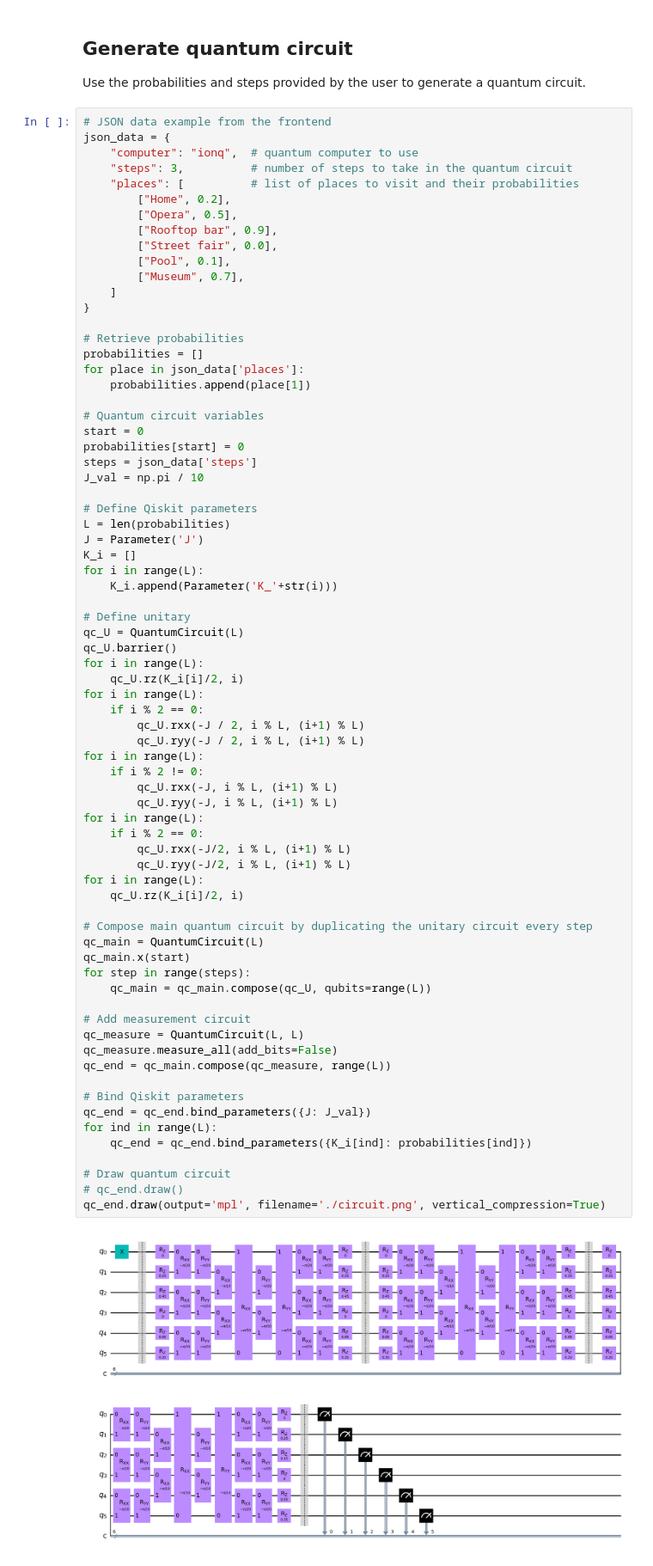
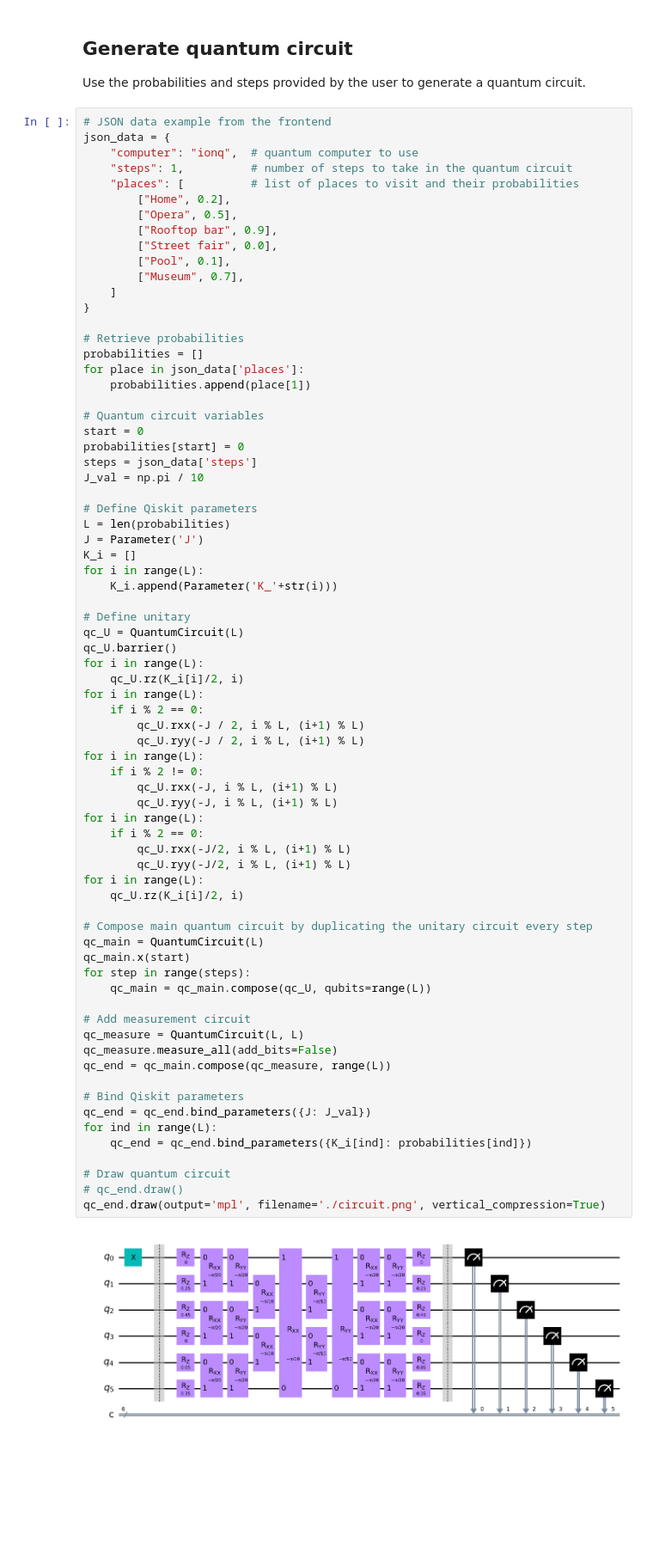
Before and after one commit to sneakyweasel/quintessence, a Jupyter notebook: notebooks/quantum_circuit.ipynb, the cells around one changed output. Shown at 86% size. Saved outputs shown, nothing was run; the diff lists cells and outputs as text; blank space fills up the shorter version.

```diff
--- a/notebooks/quantum_circuit.ipynb
+++ b/notebooks/quantum_circuit.ipynb
@@ -21,7 +21,7 @@ Use the probabilities and steps provided by the user to generate a quantum circu
 # JSON data example from the frontend
 json_data = {
     "computer": "ionq",  # quantum computer to use
-    "steps": 3,          # number of steps to take in the quantum circuit
+    "steps": 1,          # number of steps to take in the quantum circuit
     "places": [          # list of places to visit and their probabilities
         ["Home", 0.2],
         ["Opera", 0.5],
@@ -63,34 +63,34 @@ for i in range(L):
     if i % 2 != 0:
         qc_U.rxx(-J, i % L, (i+1) % L)
         qc_U.ryy(-J, i % L, (i+1) % L)
 for i in range(L):
     if i % 2 == 0:
         qc_U.rxx(-J/2, i % L, (i+1) % L)
         qc_U.ryy(-J/2, i % L, (i+1) % L)
 for i in range(L):
     qc_U.rz(K_i[i]/2, i)
 
 # Compose main quantum circuit by duplicating the unitary circuit every step
 qc_main = QuantumCircuit(L)
 qc_main.x(start)
 for step in range(steps):
     qc_main = qc_main.compose(qc_U, qubits=range(L))
 
 # Add measurement circuit
 qc_measure = QuantumCircuit(L, L)
 qc_measure.measure_all(add_bits=False)
 qc_end = qc_main.compose(qc_measure, range(L))
 
 # Bind Qiskit parameters
 qc_end = qc_end.bind_parameters({J: J_val})
 for ind in range(L):
     qc_end = qc_end.bind_parameters({K_i[ind]: probabilities[ind]})
 
 # Draw quantum circuit
 # qc_end.draw()
 qc_end.draw(output='mpl', filename='./circuit.png', vertical_compression=True)
 # %% [output]
-[figure, old version]
+[figure, new version]
 # %%
 # Transpile and run quantum circuit
 simulator = Aer.get_backend('qasm_simulator')
```
Also changed, not shown: 14 other files.
